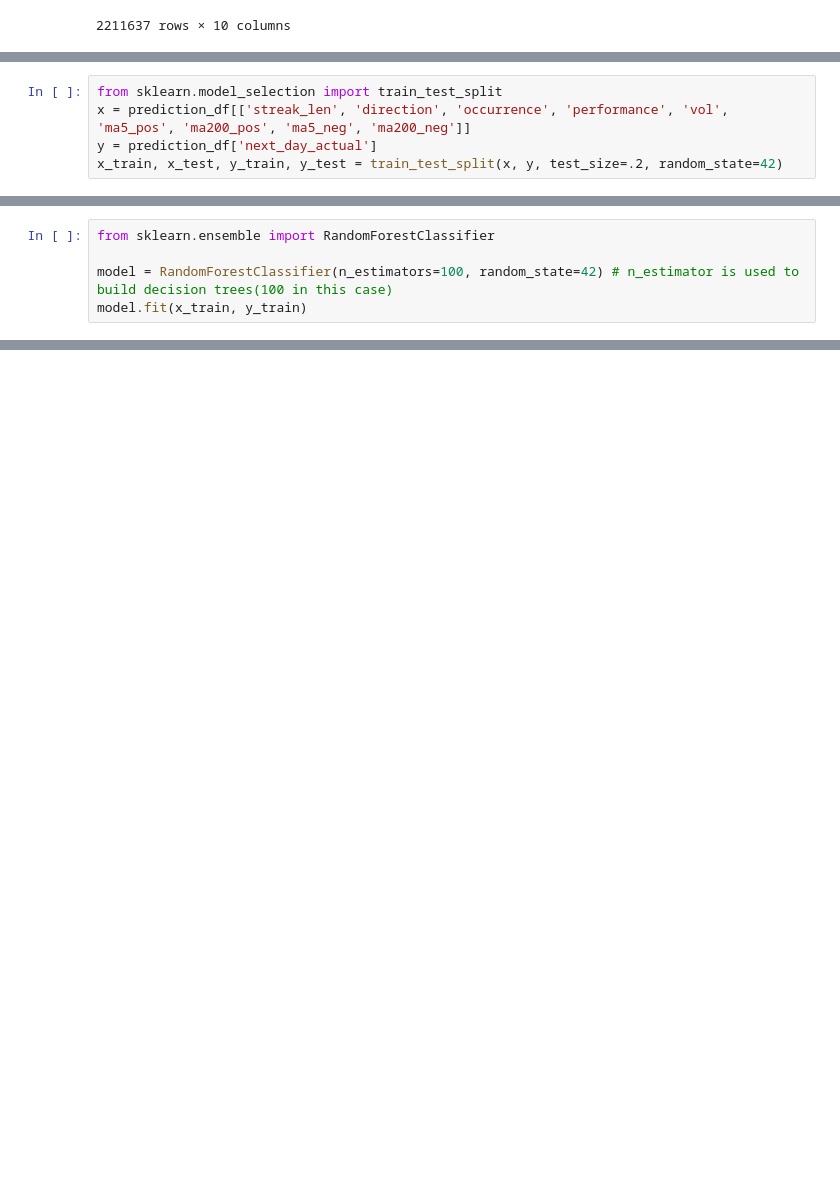
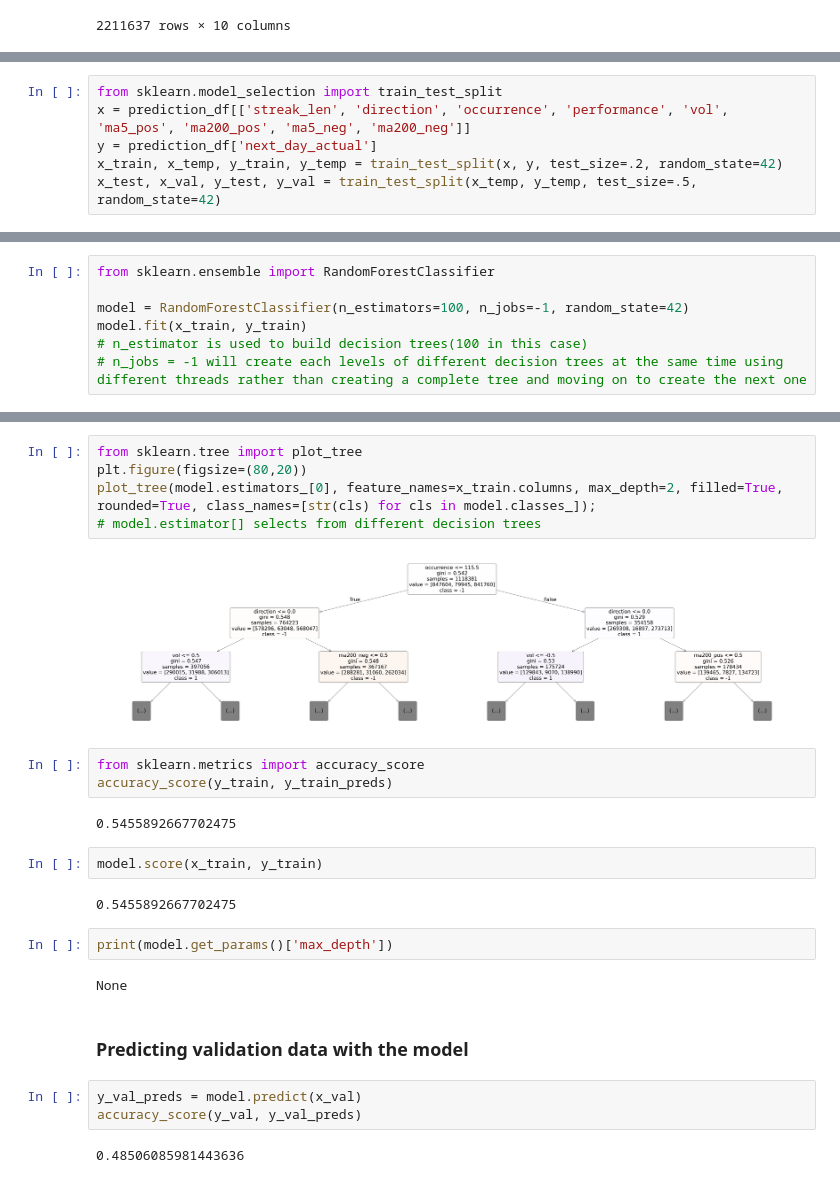
Before and after one commit to Coop04/Stock-Prediction, a Jupyter notebook: NasdaqData/DataMain.ipynb, the cells around one changed output, grey strips where cells are left out. Cells and saved outputs as stored; diff of their text form; blank space fills up the shorter version.

```diff
--- a/NasdaqData/DataMain.ipynb
+++ b/NasdaqData/DataMain.ipynb
@@ -66,4 +82,5 @@ prediction_df.head()
 from sklearn.model_selection import train_test_split
 x = prediction_df[['streak_len', 'direction', 'occurrence', 'performance', 'vol', 'ma5_pos', 'ma200_pos', 'ma5_neg', 'ma200_neg']]
 y = prediction_df['next_day_actual']
-x_train, x_test, y_train, y_test = train_test_split(x, y, test_size=.2, random_state=42)
+x_train, x_temp, y_train, y_temp = train_test_split(x, y, test_size=.2, random_state=42)
+x_test, x_val, y_test, y_val = train_test_split(x_temp, y_temp, test_size=.5, random_state=42)
@@ -70,6 +95,8 @@ x_train, x_test, y_train, y_test = train_test_split(x, y, test_size=.2, random_s
 # %%
 from sklearn.ensemble import RandomForestClassifier
 
-model = RandomForestClassifier(n_estimators=100, random_state=42) # n_estimator is used to build decision trees(100 in this case)
+model = RandomForestClassifier(n_estimators=100, n_jobs=-1, random_state=42)
 model.fit(x_train, y_train)
+# n_estimator is used to build decision trees(100 in this case)
+# n_jobs = -1 will create each levels of different decision trees at the same time using different threads rather than creating a complete tree and moving on to create the next one
 # %% [output]
@@ -120,0 +174,27 @@ Name: proportion, dtype: float64
+# %%
+from sklearn.tree import plot_tree
+plt.figure(figsize=(80,20))
+plot_tree(model.estimators_[0], feature_names=x_train.columns, max_depth=2, filled=True, rounded=True, class_names=[str(cls) for cls in model.classes_]);
+# model.estimator[] selects from different decision trees
+# %% [output]
+[figure, added]
+# %%
+from sklearn.metrics import accuracy_score
+accuracy_score(y_train, y_train_preds)
+# %% [output]
+0.5455892667702475
+# %%
+model.score(x_train, y_train)
+# %% [output]
+0.5455892667702475
+# %%
+print(model.get_params()['max_depth'])
+# %% [output]
+None
+# %% [markdown]
+### Predicting validation data with the model
+# %%
+y_val_preds = model.predict(x_val)
+accuracy_score(y_val, y_val_preds)
+# %% [output]
+0.48506085981443636
```
Also changed, not shown: parts of 28 cells of this notebook.
